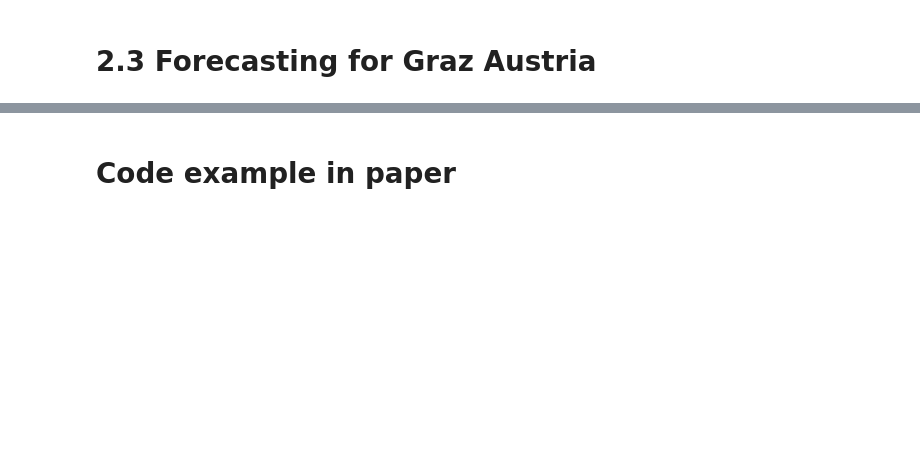
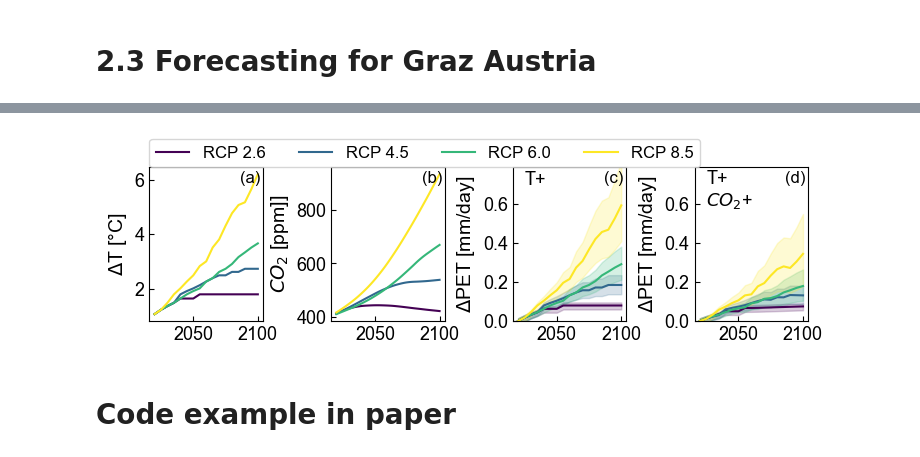
Before and after one commit to pyet-org/pyet, a Jupyter notebook: examples/00_example_paper.ipynb, the cells around one changed output, grey strips where cells are left out. Saved outputs shown, nothing was run; the diff lists cells and outputs as text; code cells hidden in the pictures; blank space fills up the shorter version.

```diff
--- a/examples/00_example_paper.ipynb
+++ b/examples/00_example_paper.ipynb
@@ -398,8 +664,0 @@ array([-0.00015623])
-# %%
-pe_df_45 = pd.DataFrame()
-pe_df_def = pd.DataFrame()
-pe_df_cali = pd.DataFrame()
-for i in np.arange(0, len(methods)):
-    pe_df_def[methods[i]] = simulate(params[i], methods[i], input3[i])
-    pe_df_cali[methods[i]] = simulate(sollutions2[i], methods[i], input3[i])
-    pe_df_45[methods[i]] = simulate(sollutions2[i], methods[i], input3[i]) * (1+res1.x*(co2-300))
@@ -438,0 +669,4 @@ axs[0].legend(loc=(-0,1.02), ncol=3, bbox_transform=axs[0].transAxes)
+# %%
+def input_rcp(tincrease):
+    return ([tmean+tincrease, lat], [tmean+tincrease, tmax+tincrease, tmin+tincrease, lat], [tmean+tincrease, lat],
+         [tmean+tincrease, lat], [tmean+tincrease, lat])
@@ -439,3 +695,43 @@ axs[0].legend(loc=(-0,1.02), ncol=3, bbox_transform=axs[0].transAxes)
+# %%
+dpet_rcp_et = dpet_rcp_et.apply(pd.to_numeric)
+dpet_rcp_et_5th = dpet_rcp_et_5th.apply(pd.to_numeric)
+dpet_rcp_et_95th = dpet_rcp_et_95th.apply(pd.to_numeric)
+dpet_rcp_etco2 = dpet_rcp_etco2.apply(pd.to_numeric)
+dpet_rcp_etco2_5th = dpet_rcp_etco2_5th.apply(pd.to_numeric)
+dpet_rcp_etco2_95th = dpet_rcp_etco2_95th.apply(pd.to_numeric)
+# %%
+fig, axs = plt.subplots(ncols=4, figsize=(figw_1c,2.))
+viridis = cm.get_cmap('viridis', len(rcp_temp.columns))
+colors = [viridis(i) for i in range(0, len(rcp_temp.columns))]
+for col, rcp, name in zip(colors, rcp_temp.columns, ["RCP 2.6", "RCP 4.5", "RCP 6.0", "RCP 8.5"]):
+    axs[2].plot(dpet_rcp_et.loc[:, rcp]-dpet_rcp_et.loc[2020, rcp], c=col);
+    axs[2].fill_between(dpet_rcp_et.index, dpet_rcp_et_5th[rcp]-dpet_rcp_et.loc[2020, rcp],
+                        dpet_rcp_et_95th[rcp]-dpet_rcp_et.loc[2020, rcp], color=col, alpha=0.2)
+    axs[3].fill_between(dpet_rcp_et.index, dpet_rcp_etco2_5th[rcp]-dpet_rcp_etco2.loc[2020, rcp],
+                        dpet_rcp_etco2_95th[rcp]-dpet_rcp_etco2.loc[2020, rcp], color=col, alpha=0.2)
+    axs[3].plot(dpet_rcp_etco2.loc[:, rcp]-dpet_rcp_etco2.loc[2020, rcp], c=col, label=name);
+    axs[1].plot(rcp_co2[rcp], c=col)
+    axs[0].plot(rcp_temp[rcp], c=col)
+axs[0].set_ylabel(r"$\Delta$T [°C]", fontsize=14);
+axs[1].set_ylabel("$CO_2$ [ppm]]", fontsize=14);
+axs[2].set_ylim(0, 0.79);
+axs[3].set_ylim(0, 0.79);
+axs[2].set_ylabel("$\Delta$PET [mm/day]", fontsize=14);
+axs[3].set_ylabel("$\Delta$PET [mm/day]", fontsize=14);
+axs[3].legend(loc=[-4.8,1], ncol=4, fontsize=12);
+for i in (0,1,2,3):
+    axs[i].tick_params(axis='both', which='major', labelsize=13)
+axs[2].text(2025,0.7, "T+", fontsize=13)
+axs[3].text(2025,0.59, "T+\n$CO_2$+", fontsize=13)
+axs[0].text(0.8, 0.9, "(a)", transform=axs[0].transAxes, fontsize=12)
+axs[1].text(0.8, 0.9, "(b)", transform=axs[1].transAxes, fontsize=12)
+axs[2].text(0.8, 0.9, "(c)", transform=axs[2].transAxes, fontsize=12)
+axs[3].text(0.8, 0.9, "(d)", transform=axs[3].transAxes, fontsize=12)
+plt.subplots_adjust(wspace=0.6)
+plt.tight_layout()
+#fig.savefig("figure5.png", dpi=600, bbox_inches="tight")
+# %% [output]
+[figure, added]
 # %% [markdown]
 # Code example in paper
 # %%
```
Also changed, not shown: parts of 71 cells of this notebook, 18 other files.
